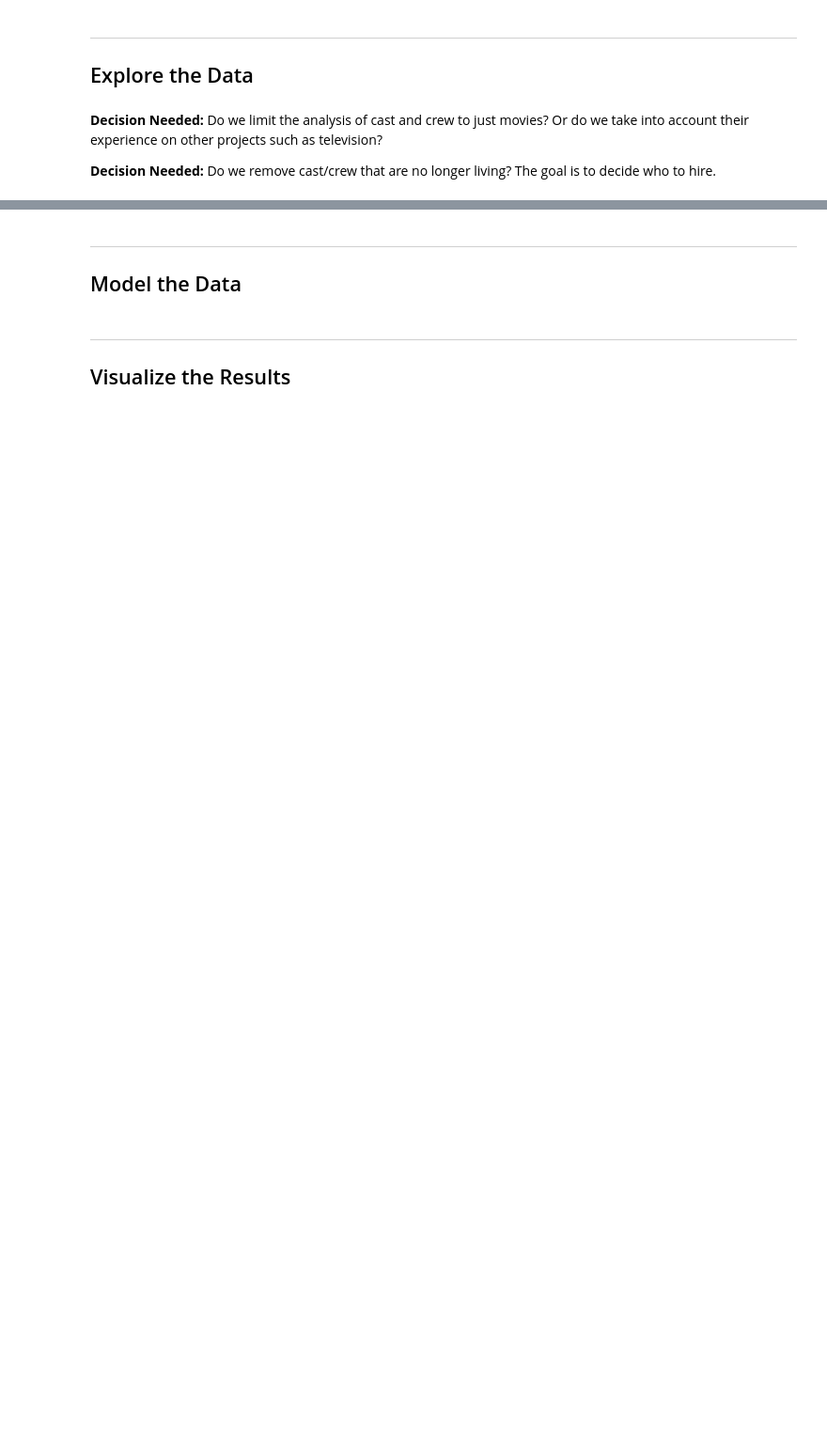
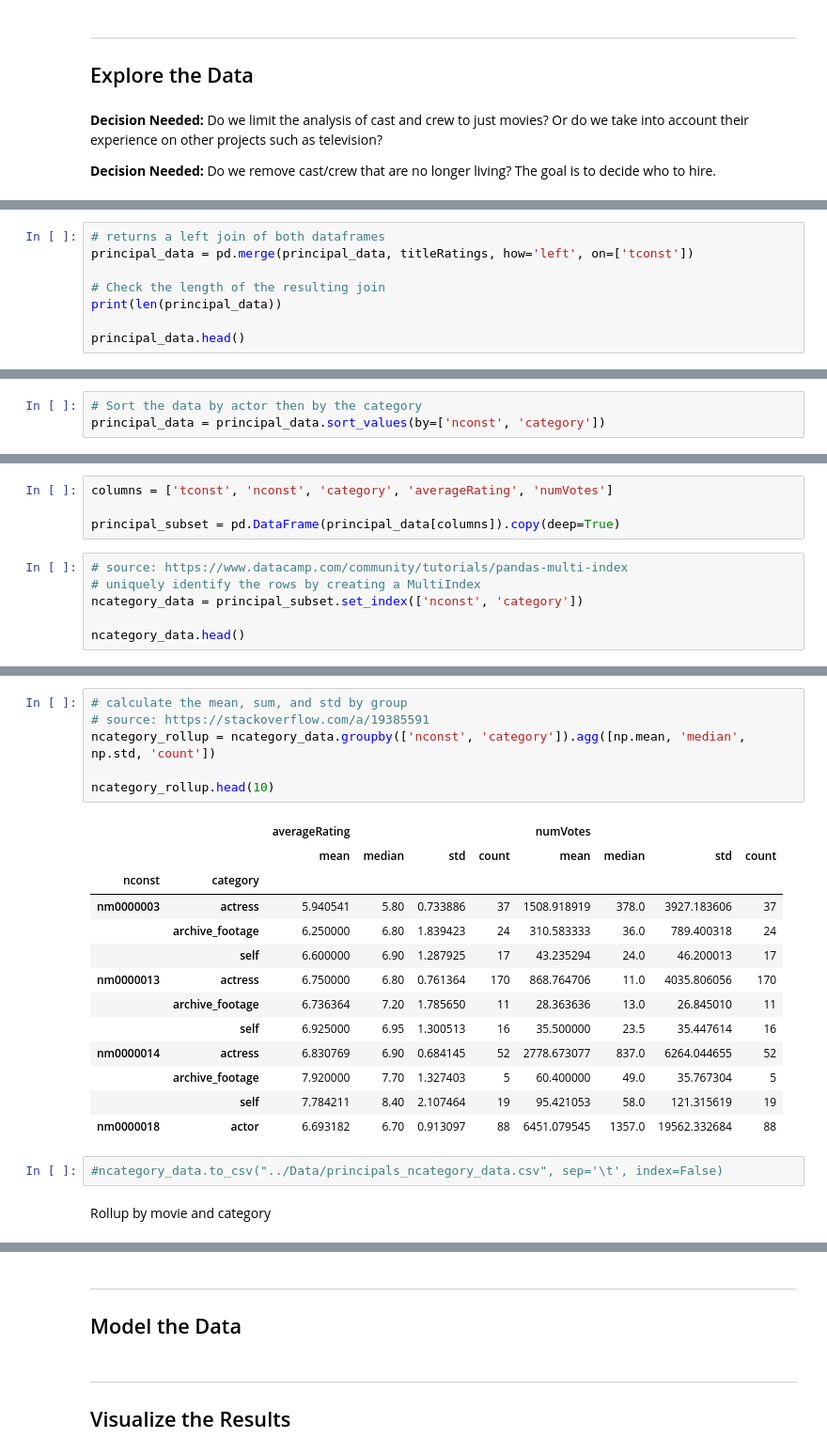
Before and after one commit to dniedermier-cscc/Scrum-Lords-Capstone-2018, a Jupyter notebook: IMDB/Working Notebooks/IMDB_Capstone_CS_Crew Analysis.ipynb, the cells around one changed output, grey strips where cells are left out. Shown at 94% size. Saved outputs shown, nothing was run; the diff lists cells and outputs as text; blank space fills up the shorter version.

```diff
--- a/IMDB/Working Notebooks/IMDB_Capstone_CS_Crew Analysis.ipynb
+++ b/IMDB/Working Notebooks/IMDB_Capstone_CS_Crew Analysis.ipynb
@@ -214,0 +239,8 @@ principal_data = principal_data.drop([principal_data.deathYear != '\\N'])
+# %%
+# returns a left join of both dataframes
+principal_data = pd.merge(principal_data, titleRatings, how='left', on=['tconst'])
+
+# Check the length of the resulting join
+print(len(principal_data))
+
+principal_data.head()
@@ -234,0 +306,3 @@ principals = principal_data.copy()
+# %%
+# Sort the data by actor then by the category
+principal_data = principal_data.sort_values(by=['nconst', 'category'])
@@ -234,0 +329,10 @@ principals = principal_data.copy()
+# %%
+columns = ['tconst', 'nconst', 'category', 'averageRating', 'numVotes']
+
+principal_subset = pd.DataFrame(principal_data[columns]).copy(deep=True)
+# %%
+# source: https://www.datacamp.com/community/tutorials/pandas-multi-index
+# uniquely identify the rows by creating a MultiIndex
+ncategory_data = principal_subset.set_index(['nconst', 'category'])
+
+ncategory_data.head()
@@ -234,0 +347,24 @@ principals = principal_data.copy()
+# %%
+# calculate the mean, sum, and std by group
+# source: https://stackoverflow.com/a/19385591
+ncategory_rollup = ncategory_data.groupby(['nconst', 'category']).agg([np.mean, 'median', np.std, 'count'])
+
+ncategory_rollup.head(10)
+# %% [output]
+|  |  | averageRating |  |  |  | numVotes |  |  |  |
+|  |  | mean | median | std | count | mean | median | std | count |
+| nconst | category |  |  |  |  |  |  |  |  |
+| nm0000003 | actress | 5.940541 | 5.80 | 0.733886 | 37 | 1508.918919 | 378.0 | 3927.183606 | 37 |
+|  | archive_footage | 6.250000 | 6.80 | 1.839423 | 24 | 310.583333 | 36.0 | 789.400318 | 24 |
+|  | self | 6.600000 | 6.90 | 1.287925 | 17 | 43.235294 | 24.0 | 46.200013 | 17 |
+| nm0000013 | actress | 6.750000 | 6.80 | 0.761364 | 170 | 868.764706 | 11.0 | 4035.806056 | 170 |
+|  | archive_footage | 6.736364 | 7.20 | 1.785650 | 11 | 28.363636 | 13.0 | 26.845010 | 11 |
+|  | self | 6.925000 | 6.95 | 1.300513 | 16 | 35.500000 | 23.5 | 35.447614 | 16 |
+| nm0000014 | actress | 6.830769 | 6.90 | 0.684145 | 52 | 2778.673077 | 837.0 | 6264.044655 | 52 |
+|  | archive_footage | 7.920000 | 7.70 | 1.327403 | 5 | 60.400000 | 49.0 | 35.767304 | 5 |
+|  | self | 7.784211 | 8.40 | 2.107464 | 19 | 95.421053 | 58.0 | 121.315619 | 19 |
+| nm0000018 | actor | 6.693182 | 6.70 | 0.913097 | 88 | 6451.079545 | 1357.0 | 19562.332684 | 88 |
+# %%
+#ncategory_data.to_csv("../Data/principals_ncategory_data.csv", sep='\t', index=False)
+# %% [markdown]
+Rollup by movie and category
```
Also changed, not shown: parts of 46 cells of this notebook.
